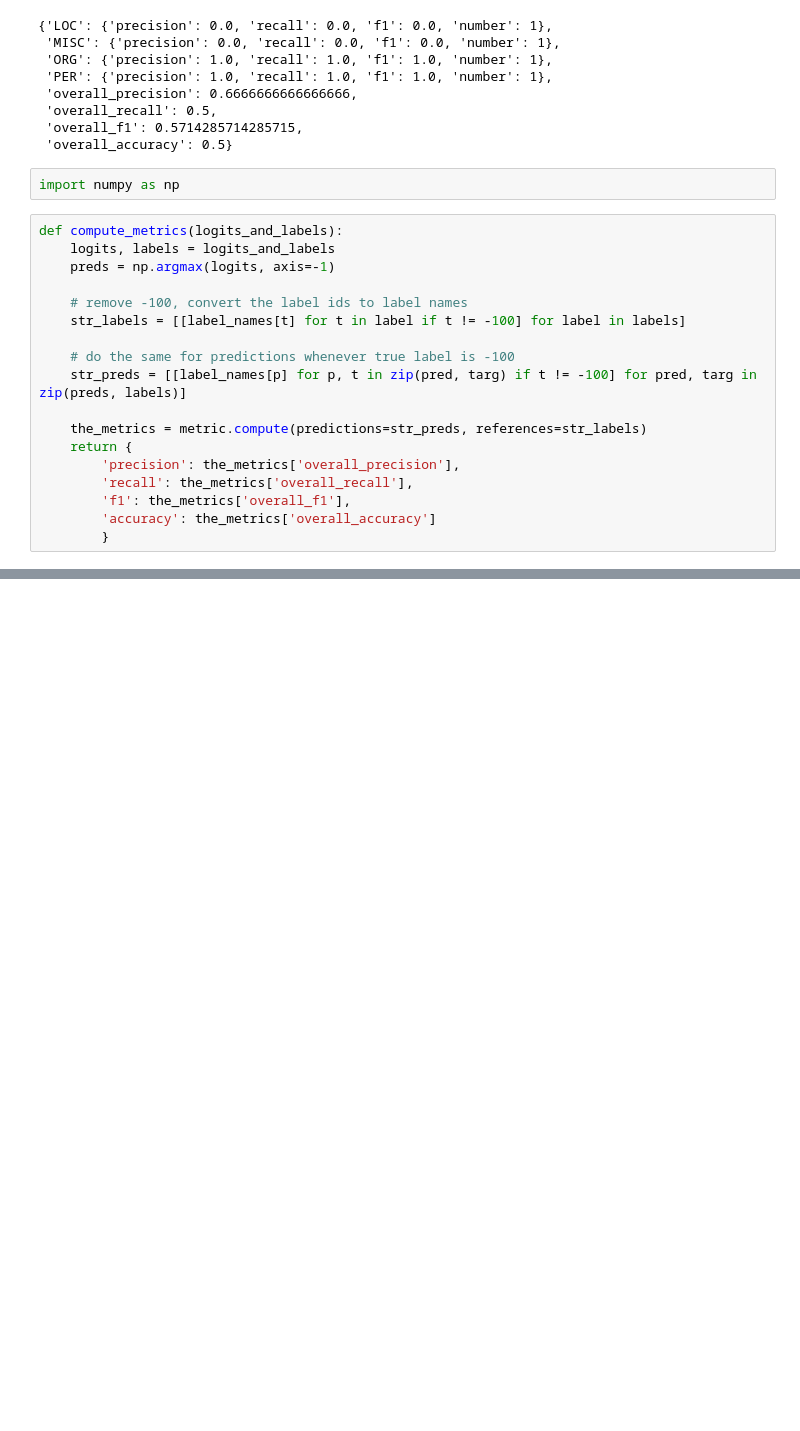
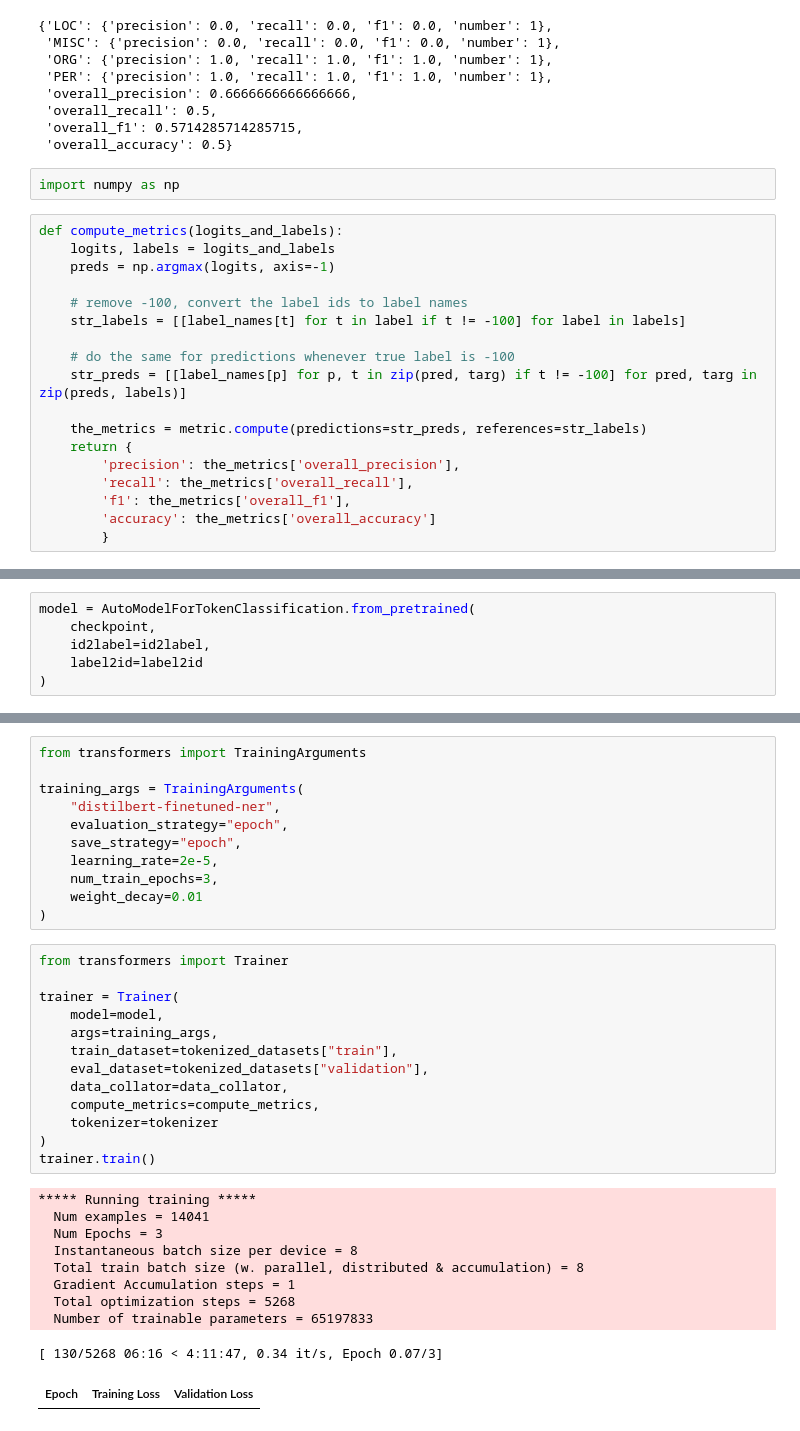
Before and after one commit to arthurziegler/transformers-for-NLP, a Jupyter notebook: notebooks/NER_HuggingFace.ipynb, the cells around one changed output, grey strips where cells are left out. Cells and saved outputs as stored; diff of their text form; blank space fills up the shorter version.

Commit message:
added model and training

```diff
--- a/notebooks/NER_HuggingFace.ipynb
+++ b/notebooks/NER_HuggingFace.ipynb
@@ -367,0 +370,6 @@ id2label
+# %%
+model = AutoModelForTokenClassification.from_pretrained(
+    checkpoint,
+    id2label=id2label,
+    label2id=label2id
+)
@@ -367,0 +382,35 @@ id2label
+# %%
+from transformers import TrainingArguments
+
+training_args = TrainingArguments(
+    "distilbert-finetuned-ner",
+    evaluation_strategy="epoch",
+    save_strategy="epoch",
+    learning_rate=2e-5,
+    num_train_epochs=3,
+    weight_decay=0.01
+)
+# %%
+from transformers import Trainer
+
+trainer = Trainer(
+    model=model,
+    args=training_args,
+    train_dataset=tokenized_datasets["train"],
+    eval_dataset=tokenized_datasets["validation"],
+    data_collator=data_collator,
+    compute_metrics=compute_metrics,
+    tokenizer=tokenizer
+)
+trainer.train()
+# %% [output]
+***** Running training *****
+  Num examples = 14041
+  Num Epochs = 3
+  Instantaneous batch size per device = 8
+  Total train batch size (w. parallel, distributed & accumulation) = 8
+  Gradient Accumulation steps = 1
+  Total optimization steps = 5268
+  Number of trainable parameters = 65197833
+[ 130/5268 06:16 < 4:11:47, 0.34 it/s, Epoch 0.07/3]
+| Epoch | Training Loss | Validation Loss |
```
Also changed, not shown: parts of 6 cells of this notebook.
